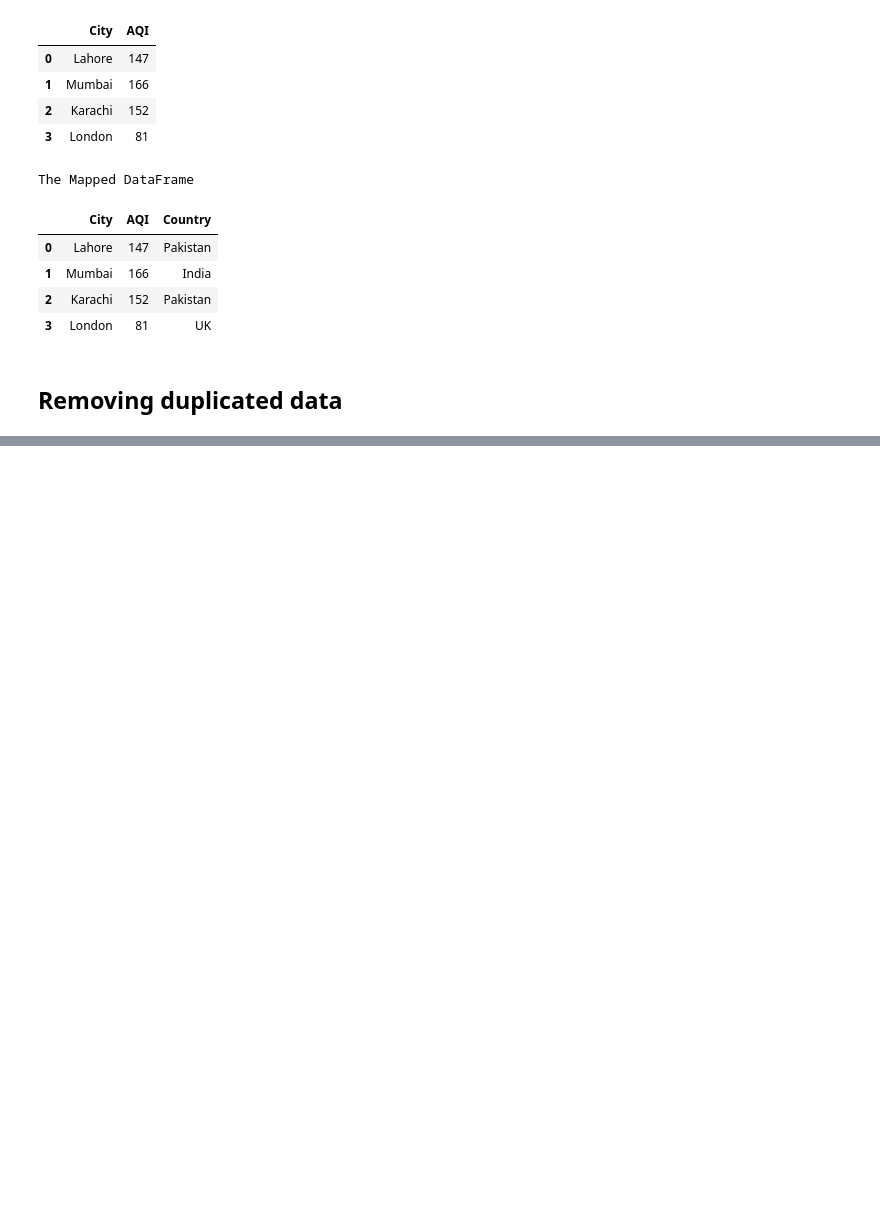
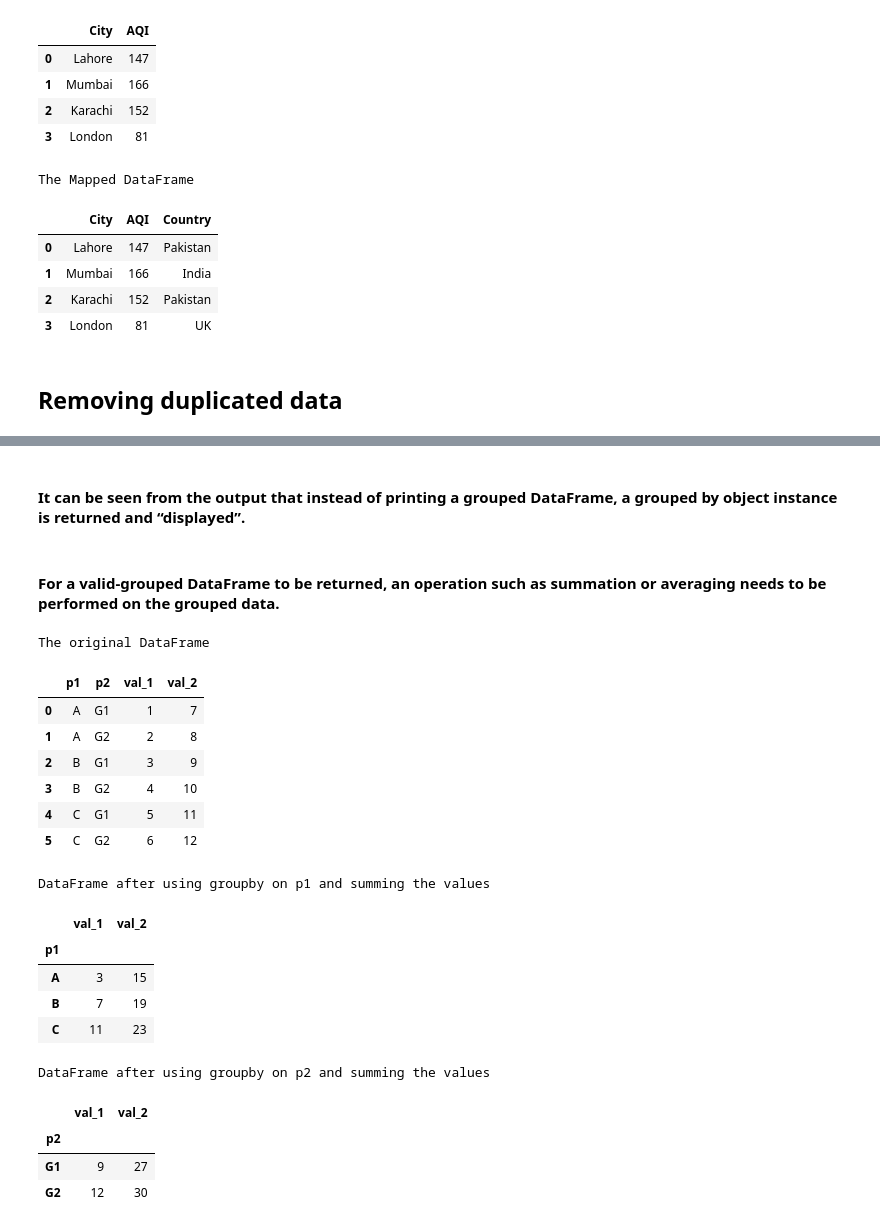
Before and after one commit to Amir-UL-Islam/Machine-Learning-Notebooks, a Jupyter notebook: notebook.ipynb, the cells around one changed output, grey strips where cells are left out. Cells and saved outputs as stored; diff of their text form; code cells hidden in the pictures; blank space fills up the shorter version.

```diff
--- a/notebook.ipynb
+++ b/notebook.ipynb
@@ -258,0 +480,39 @@ The Mapped DataFrame
+# %% [markdown]
+#### It can be seen from the output that **instead of printing** a grouped DataFrame, a grouped by **object instance is returned** and “displayed”.
+# %% [markdown]
+#### For a **valid-grouped** DataFrame to be returned, an **operation such as summation or averaging** needs to be **performed** on the grouped data.
+# %%
+import numpy as np
+import pandas as pd
+
+df = pd.DataFrame({'p1':['A','A','B','B','C','C'],'p2':['G1','G2','G1','G2','G1','G2'],
+    'val_1':np.arange(1,7,1),'val_2':np.arange(7,13,1)})
+
+print("The original DataFrame")
+display(df)
+
+print("DataFrame after using groupby on p1 and summing the values")
+display(df.groupby('p1').sum())
+
+print("DataFrame after using groupby on p2 and summing the values")
+display(df.groupby('p2').sum())
+# %% [output]
+The original DataFrame
+|  | p1 | p2 | val_1 | val_2 |
+| 0 | A | G1 | 1 | 7 |
+| 1 | A | G2 | 2 | 8 |
+| 2 | B | G1 | 3 | 9 |
+| 3 | B | G2 | 4 | 10 |
+| 4 | C | G1 | 5 | 11 |
+| 5 | C | G2 | 6 | 12 |
+DataFrame after using groupby on p1 and summing the values
+|  | val_1 | val_2 |
+| p1 |  |  |
+| A | 3 | 15 |
+| B | 7 | 19 |
+| C | 11 | 23 |
+DataFrame after using groupby on p2 and summing the values
+|  | val_1 | val_2 |
+| p2 |  |  |
+| G1 | 9 | 27 |
+| G2 | 12 | 30 |
```
Also changed, not shown: parts of 25 cells of this notebook, 1 other file.
